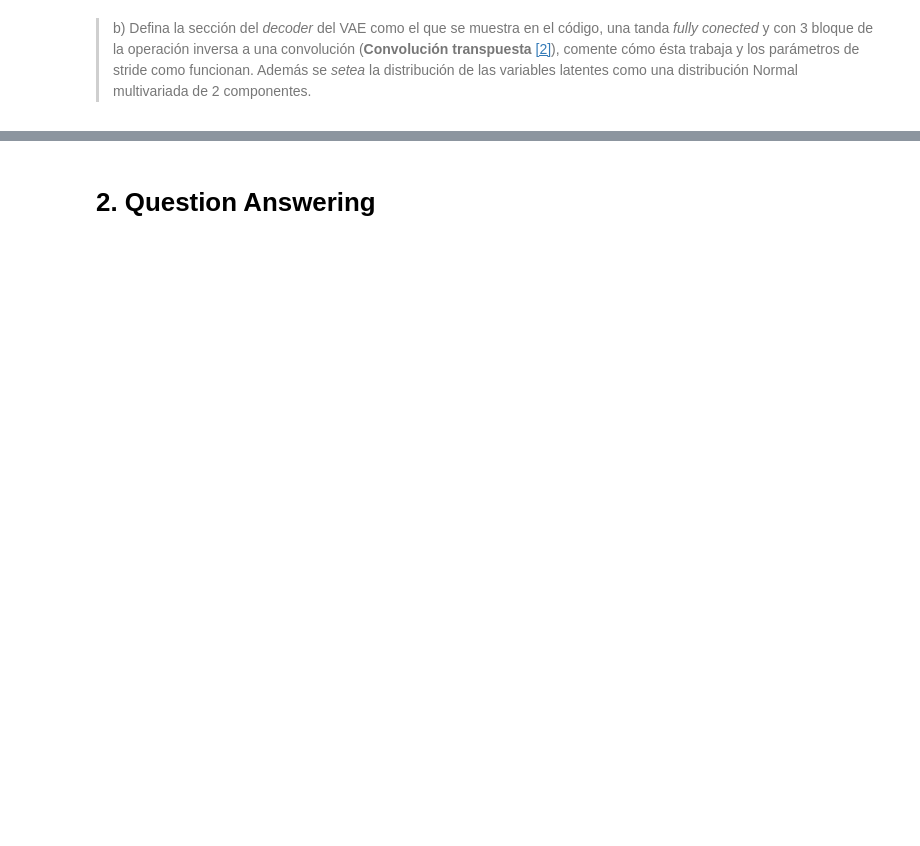
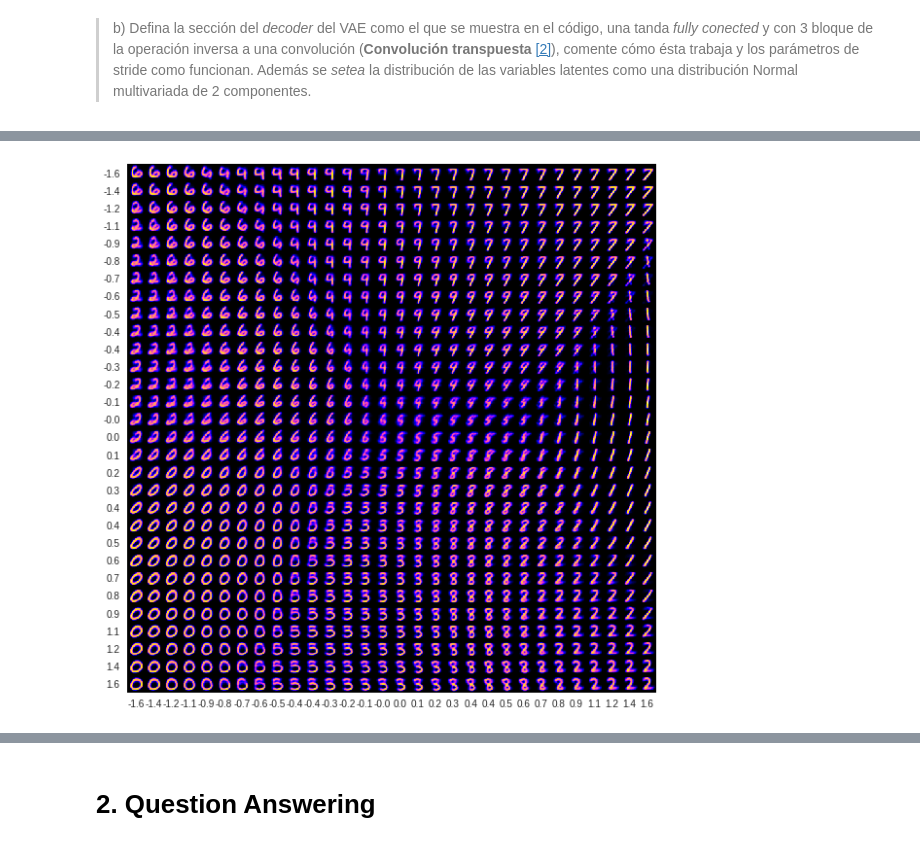
Before and after one commit to gonzalezf/Tarea3-INF395, a Jupyter notebook: Tarea3.ipynb, the cells around one changed output, grey strips where cells are left out. Saved outputs shown, nothing was run; the diff lists cells and outputs as text; code cells hidden in the pictures; blank space fills up the shorter version.

```diff
--- a/Tarea3.ipynb
+++ b/Tarea3.ipynb
@@ -126,0 +492,35 @@ NameError: ignored
+# %%
+#GENERATOR
+decoder_input = Input(shape=(latent_dim,))
+_hid_decoded = decoder_hid(decoder_input)
+_up_decoded = decoder_upsample(_hid_decoded)
+_reshape_decoded = decoder_reshape(_up_decoded)
+_deconv_1_decoded = decoder_deconv_1(_reshape_decoded)
+_x_decoded_relu = decoder_deconv_2(_deconv_1_decoded)
+_x_decoded_mean_squash = decoder_mean_squash(_x_decoded_relu)
+generator = Model(decoder_input, _x_decoded_mean_squash)
+# %%
+##PLOT
+n = 30  # figure with 30x30 images
+image_size = img_cols
+figure = np.zeros((image_size * n, image_size * n))
+#metodo de la transformada inversa
+grid_x = norm.ppf(np.linspace(0.05, 0.95, n))
+grid_y = norm.ppf(np.linspace(0.05, 0.95, n))
+for i, yi in enumerate(grid_x):
+    for j, xi in enumerate(grid_y):
+        z_sample = np.array([[xi, yi]])
+        x_decoded = generator.predict(z_sample,batch_size=batch_size)
+        figure[i * image_size: (i + 1) * image_size,
+               j * image_size: (j + 1) * image_size] = x_decoded[0][:,:,0]
+plt.figure(figsize=(10, 10))
+plt.imshow(figure,cmap='gnuplot2')
+pos = np.arange(image_size/2,image_size*n,image_size)
+plt.yticks(pos,np.round(grid_y,1))
+plt.xticks(pos,np.round(grid_x,1))
+plt.grid(False)
+plt.show()
+#en los extremos del intervalo de confianza
+grid = norm.ppf(np.linspace(0.000005, 0.999995, n))
+# %% [output]
+[figure, added]
```
Also changed, not shown: parts of 206 cells of this notebook.
